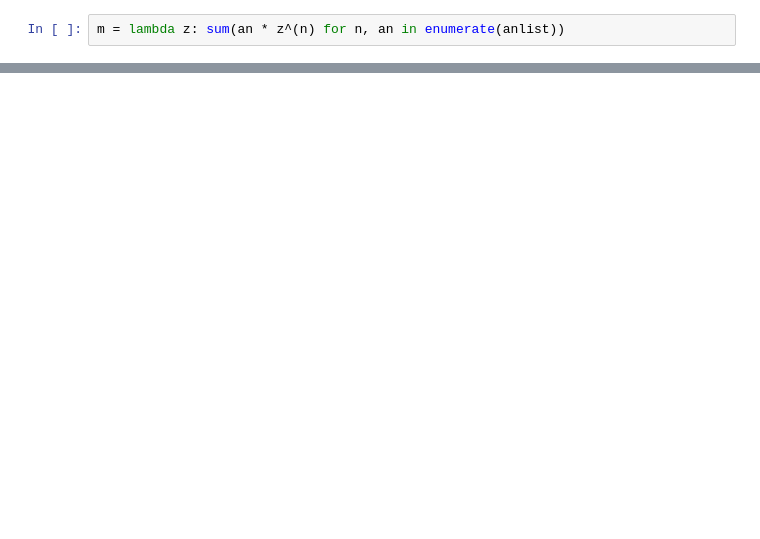
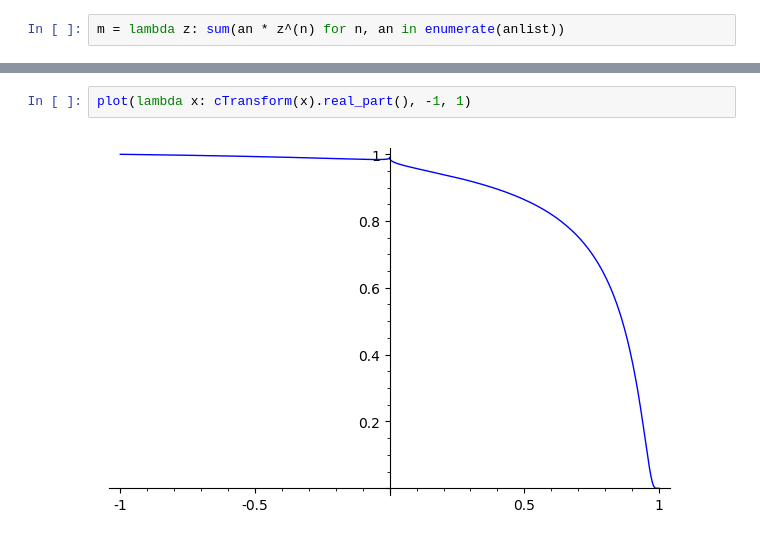
Before and after one commit to NordicMath/explore-global-weil, a Jupyter notebook: computation/CustomMComputer.ipynb, the cells around one changed output, grey strips where cells are left out. Cells and saved outputs as stored; diff of their text form; blank space fills up the shorter version.

```diff
--- a/computation/CustomMComputer.ipynb
+++ b/computation/CustomMComputer.ipynb
@@ -68,0 +51,4 @@ CC(compute_m_experimental(-.9, 2))
+# %%
+plot(lambda x: cTransform(x).real_part(), -1, 1)
+# %% [output]
+[figure, added]
```
Also changed, not shown: parts of 29 cells of this notebook, 3 other files.
